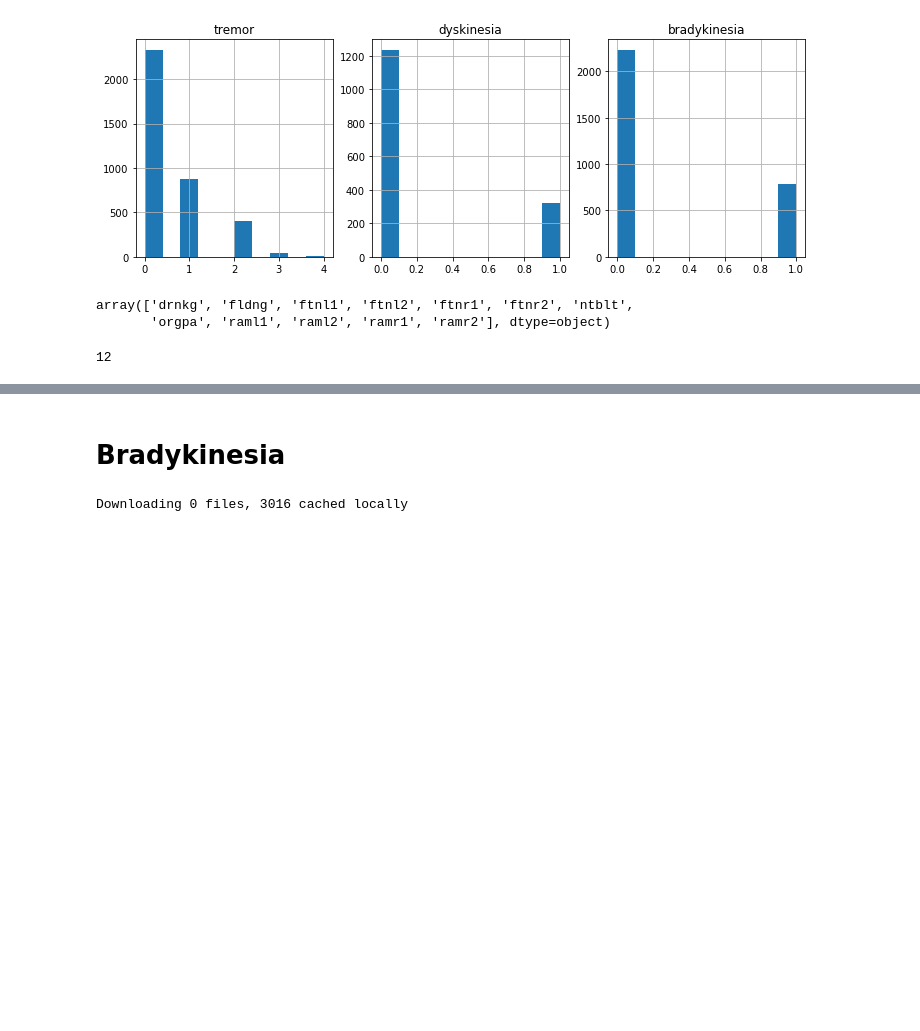
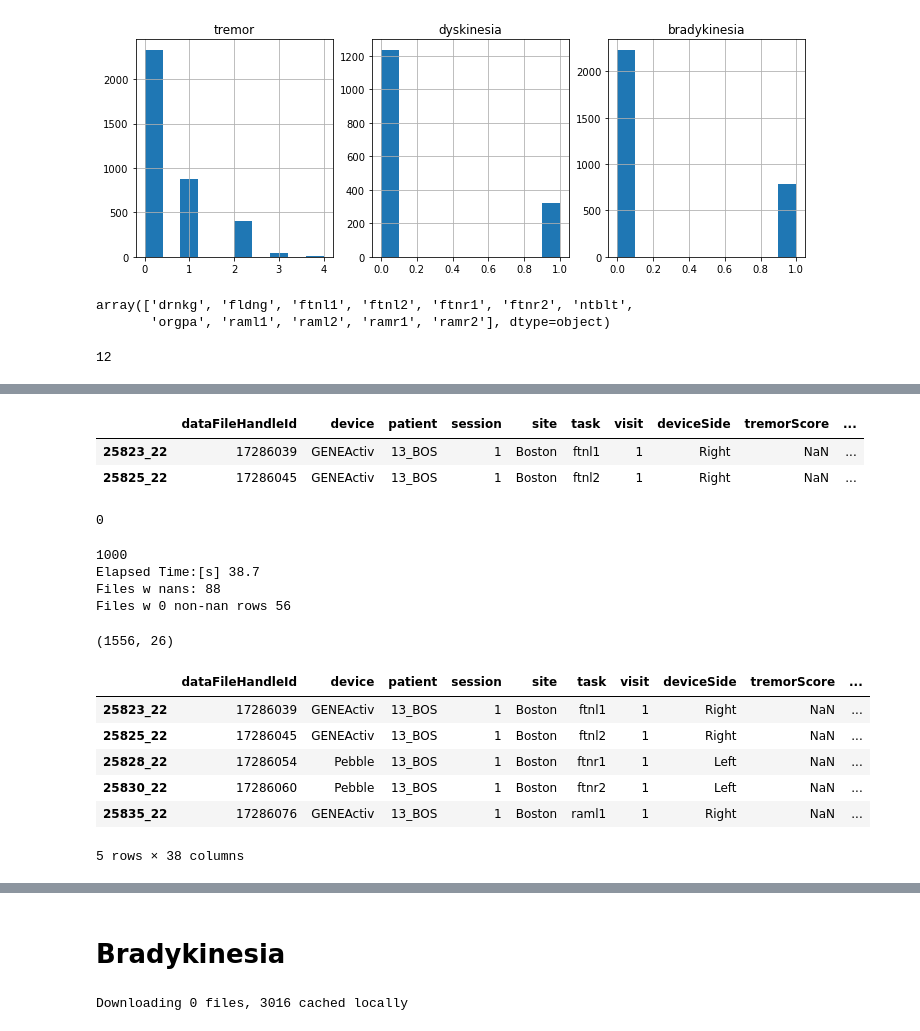
Before and after one commit to Luke3D/Misccode, a Jupyter notebook: Dataprocessing.ipynb, the cells around one changed output, grey strips where cells are left out. Drawn from its saved outputs; the diff is of its cells as text; code cells hidden in the pictures; blank space fills up the shorter version.

```diff
--- a/Dataprocessing.ipynb
+++ b/Dataprocessing.ipynb
@@ -300,0 +310,69 @@ sum(table.tremorScore==4)
+# %%
+df_train_dysk['path']=df_train_dysk.dataFileHandleId.astype(str).map(paths_train)
+# %%
+df_train_dysk.head(2)
+# %% [output]
+|  | dataFileHandleId | device | patient | session | site | task | visit | deviceSide | tremorScore | ... |
+| 25823_22 | 17286039 | GENEActiv | 13_BOS | 1 | Boston | ftnl1 | 1 | Right | NaN | ... |
+| 25825_22 | 17286045 | GENEActiv | 13_BOS | 1 | Boston | ftnl2 | 1 | Right | NaN | ... |
+# %%
+df_train = df_train_dysk
+# %%
+row = 0
+nans_found=0; n_empty=0
+Features = []
+t1 = time.time()
+# for f in df_train.path:
+for i in range(len(df_train)):
+
+    f = df_train.iloc[i,:].path
+    if row%1000==0:
+        print(row)
+    rawdata = pd.read_csv(f,sep='\t') #load file
+
+    #remove nans
+    rawdata = rawdata.astype('float64') #make sure everything is float
+    if sum(np.sum(rawdata.isnull())) > 0:
+        nans_found+=1 # of files w nans
+        rawdata = rawdata.dropna() #drop nans
+
+    #compute features if at least one data point is there
+    if rawdata.empty != True:
+        #reindex timestamp data relative to start
+        t = rawdata.timestamp
+        t = t-t.iloc[0]
+        rawdata.timestamp = t
+
+        #HP filter data (remove gravity)
+        rawdata = filter_signal(rawdata,order=2)
+
+        #compute features on entire recording
+        try:
+            F,flist = feature_extraction(rawdata)
+            Features.append(F)
+        except(TypeError):
+            print('found incompatible datatype')
+    else:
+        F = np.empty((1,len(flist))) #empty array of features
+        F[:]=np.nan
+        Features.append(F)
+        n_empty+=1
+
+    row+=1
+
+elapsed = time.time()-t1
+print('Elapsed Time:[s] %.1f'%elapsed)
+print('Files w nans: %d'%nans_found)
+print('Files w 0 non-nan rows %d'%n_empty)
+# %% [output]
+0
+1000
+Elapsed Time:[s] 38.7
+Files w nans: 88
+Files w 0 non-nan rows 56
+# %%
+Features = np.asarray(Features)
+Features = Features.squeeze(axis=1)
+print(Features.shape)
+# %% [output]
+(1556, 26)
@@ -300,0 +383,10 @@ sum(table.tremorScore==4)
+# %%
+df_train.head()
+# %% [output]
+|  | dataFileHandleId | device | patient | session | site | task | visit | deviceSide | tremorScore | ... |
+| 25823_22 | 17286039 | GENEActiv | 13_BOS | 1 | Boston | ftnl1 | 1 | Right | NaN | ... |
+| 25825_22 | 17286045 | GENEActiv | 13_BOS | 1 | Boston | ftnl2 | 1 | Right | NaN | ... |
+| 25828_22 | 17286054 | Pebble | 13_BOS | 1 | Boston | ftnr1 | 1 | Left | NaN | ... |
+| 25830_22 | 17286060 | Pebble | 13_BOS | 1 | Boston | ftnr2 | 1 | Left | NaN | ... |
+| 25835_22 | 17286076 | GENEActiv | 13_BOS | 1 | Boston | raml1 | 1 | Right | NaN | ... |
+5 rows × 38 columns
```
Also changed, not shown: parts of 22 cells of this notebook.
